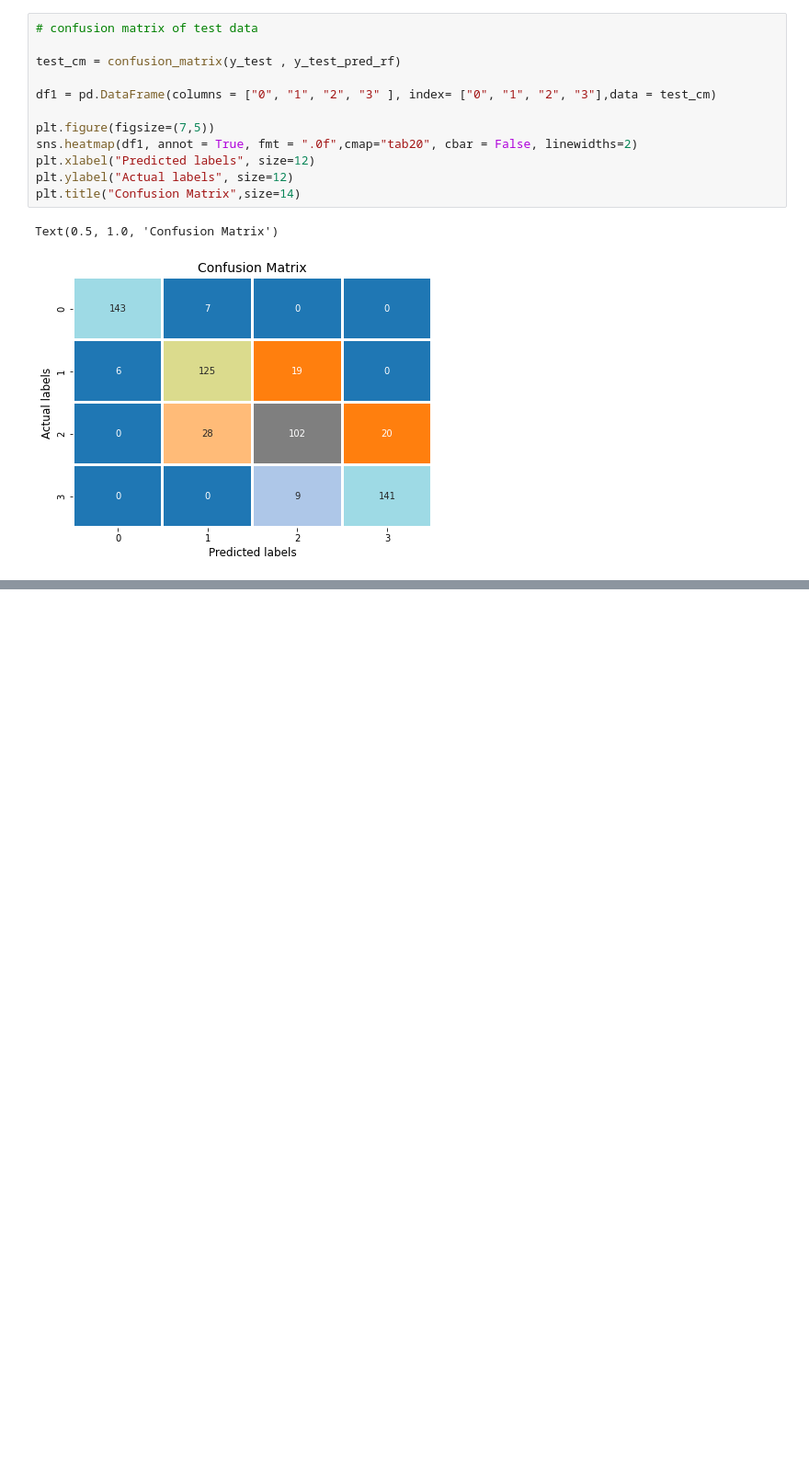
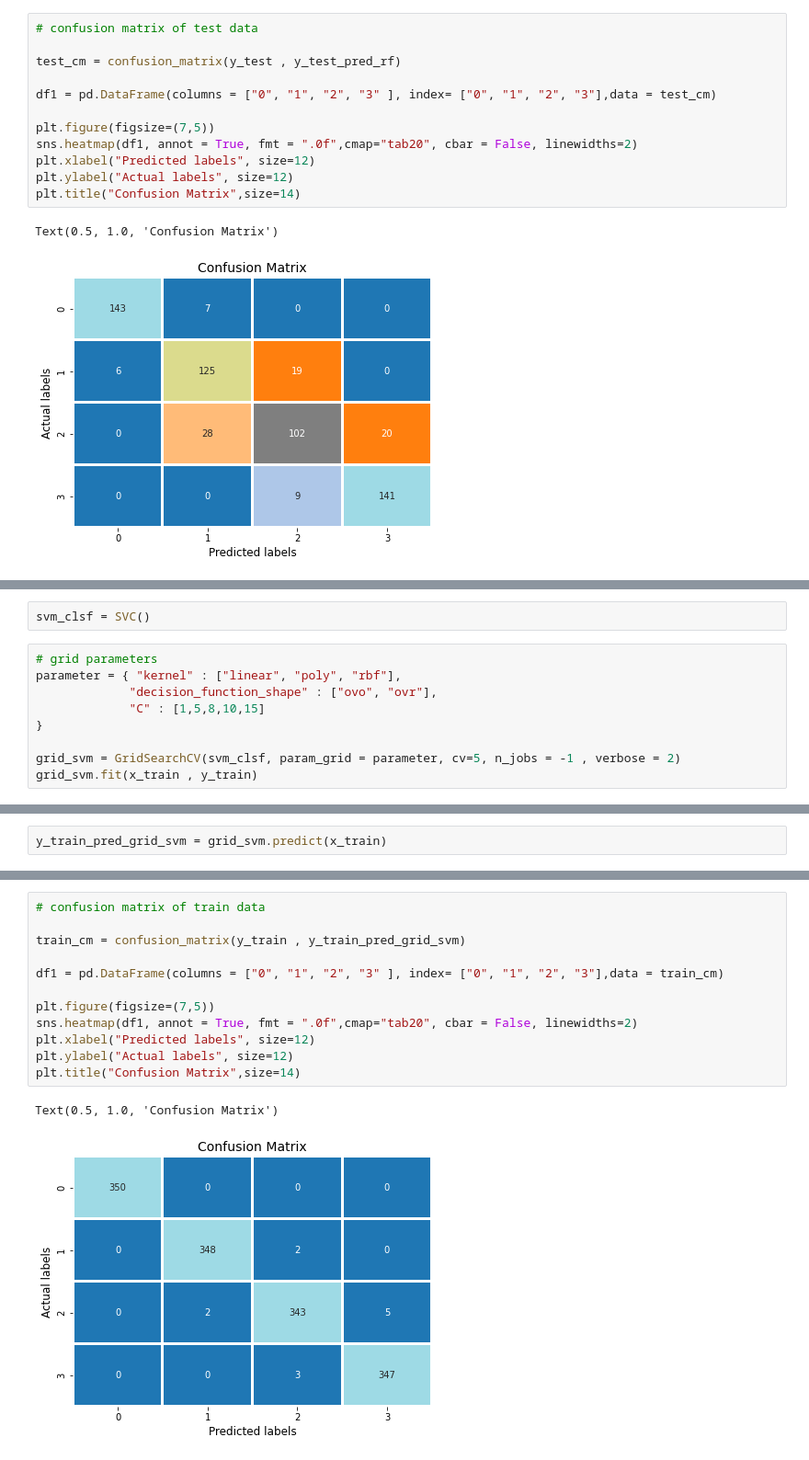
Before and after one commit to milanajudiya/Mobile_Price_Range_Prediction, a Jupyter notebook: Mobile_Price_Range_Prediction.ipynb, the cells around one changed output, grey strips where cells are left out. Shown at 92% size. Saved outputs shown, nothing was run; the diff lists cells and outputs as text; blank space fills up the shorter version.

```diff
--- a/Mobile_Price_Range_Prediction.ipynb
+++ b/Mobile_Price_Range_Prediction.ipynb
@@ -933,0 +1056,11 @@ weighted avg       0.85      0.85      0.85       600
+# %%
+svm_clsf = SVC()
+# %%
+# grid parameters
+parameter = { "kernel" : ["linear", "poly", "rbf"],
+             "decision_function_shape" : ["ovo", "ovr"],
+             "C" : [1,5,8,10,15]
+}
+
+grid_svm = GridSearchCV(svm_clsf, param_grid = parameter, cv=5, n_jobs = -1 , verbose = 2)
+grid_svm.fit(x_train , y_train)
@@ -933,0 +1088,2 @@ weighted avg       0.85      0.85      0.85       600
+# %%
+y_train_pred_grid_svm = grid_svm.predict(x_train)
@@ -933,0 +1138,15 @@ weighted avg       0.85      0.85      0.85       600
+# %%
+# confusion matrix of train data
+
+train_cm = confusion_matrix(y_train , y_train_pred_grid_svm)
+
+df1 = pd.DataFrame(columns = ["0", "1", "2", "3" ], index= ["0", "1", "2", "3"],data = train_cm)
+
+plt.figure(figsize=(7,5))
+sns.heatmap(df1, annot = True, fmt = ".0f",cmap="tab20", cbar = False, linewidths=2)
+plt.xlabel("Predicted labels", size=12)
+plt.ylabel("Actual labels", size=12)
+plt.title("Confusion Matrix",size=14)
+# %% [output]
+Text(0.5, 1.0, 'Confusion Matrix')
+[figure, added]
```
Also changed, not shown: parts of 46 cells of this notebook.
